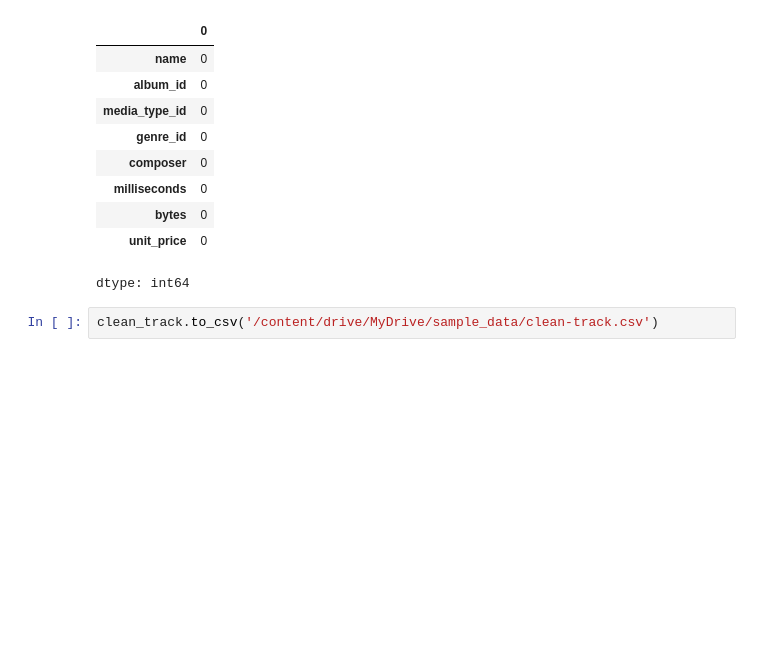
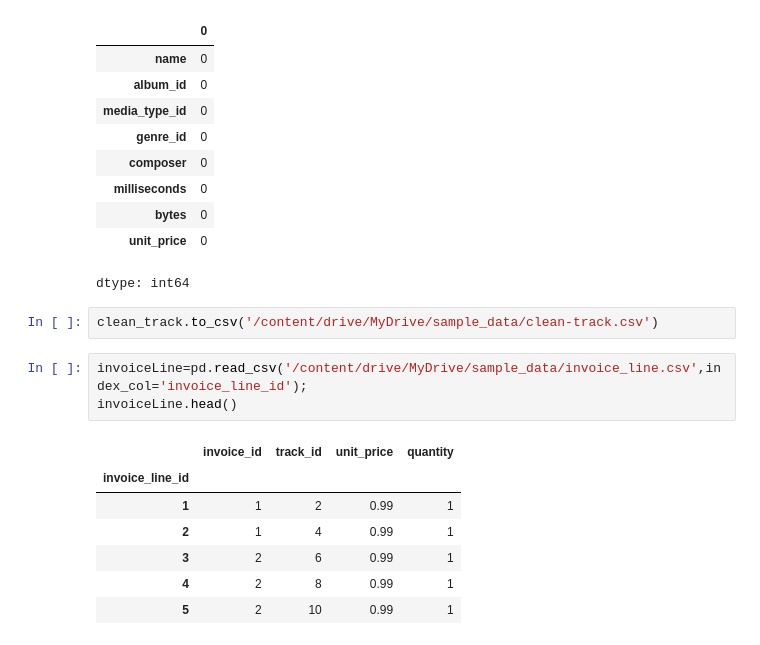
Before and after one commit to shyakaster/chinook-repo, a Jupyter notebook: chinook.ipynb, the cells around one changed output. Saved outputs shown, nothing was run; the diff lists cells and outputs as text; blank space fills up the shorter version.

```diff
--- a/chinook.ipynb
+++ b/chinook.ipynb
@@ -230,3 +230,14 @@ clean_track.isna().sum()
 dtype: int64
 # %%
 clean_track.to_csv('/content/drive/MyDrive/sample_data/clean-track.csv')
+# %%
+invoiceLine=pd.read_csv('/content/drive/MyDrive/sample_data/invoice_line.csv',index_col='invoice_line_id');
+invoiceLine.head()
+# %% [output]
+|  | invoice_id | track_id | unit_price | quantity |
+| invoice_line_id |  |  |  |  |
+| 1 | 1 | 2 | 0.99 | 1 |
+| 2 | 1 | 4 | 0.99 | 1 |
+| 3 | 2 | 6 | 0.99 | 1 |
+| 4 | 2 | 8 | 0.99 | 1 |
+| 5 | 2 | 10 | 0.99 | 1 |
```
Also changed, not shown: parts of 20 cells of this notebook.
